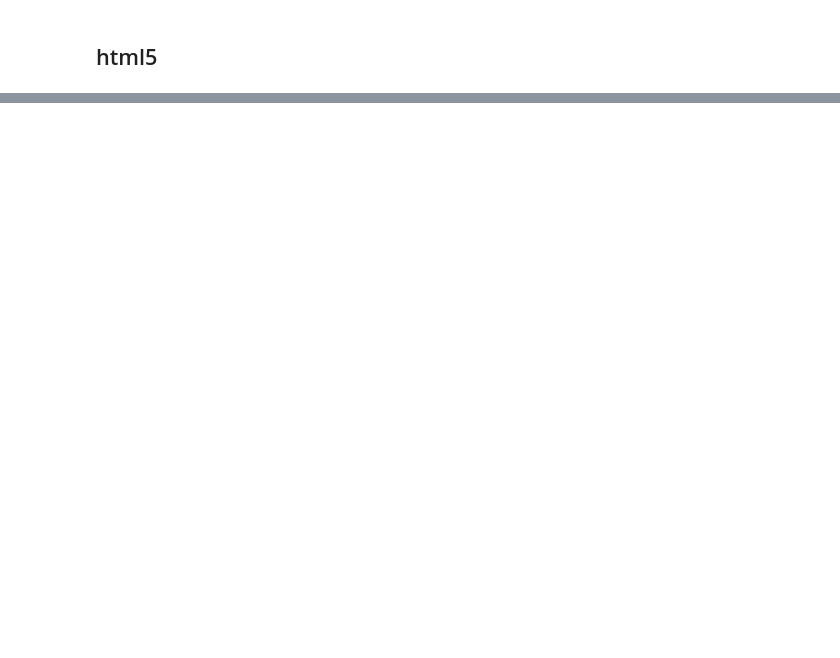
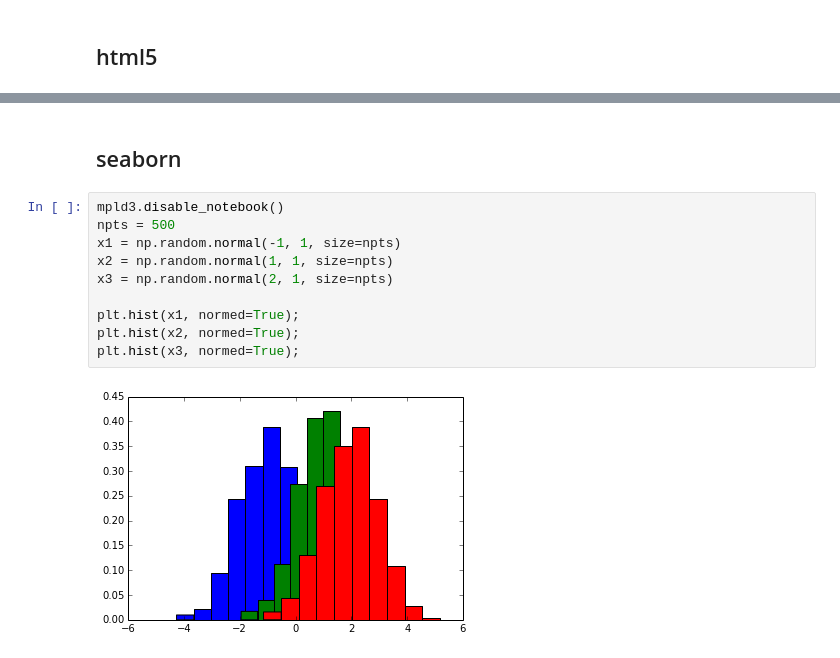
Before and after one commit to vanzaj/pytalks, a Jupyter notebook: 20140731_PUGS_ipython/iwidgets_alt-plotting.ipynb, the cells around one changed output, grey strips where cells are left out. Drawn from its saved outputs; the diff is of its cells as text; blank space fills up the shorter version.

```diff
--- a/20140731_PUGS_ipython/iwidgets_alt-plotting.ipynb
+++ b/20140731_PUGS_ipython/iwidgets_alt-plotting.ipynb
@@ -123,0 +234,14 @@ interact(sig_gen, f0=(200.0, 300.0), f1=(200.0, 300.0));
+# %% [markdown]
+## seaborn
+# %%
+mpld3.disable_notebook()
+npts = 500
+x1 = np.random.normal(-1, 1, size=npts)
+x2 = np.random.normal(1, 1, size=npts)
+x3 = np.random.normal(2, 1, size=npts)
+
+plt.hist(x1, normed=True);
+plt.hist(x2, normed=True);
+plt.hist(x3, normed=True);
+# %% [output]
+[figure, added]
```
Also changed, not shown: parts of 31 cells of this notebook, 2 other files.
